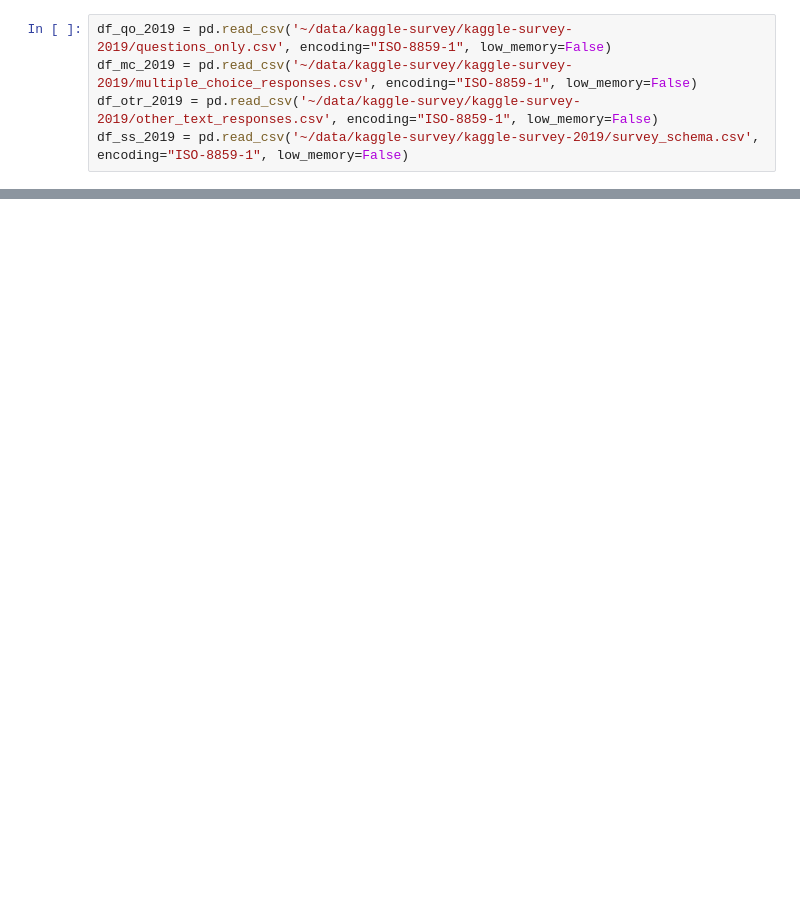
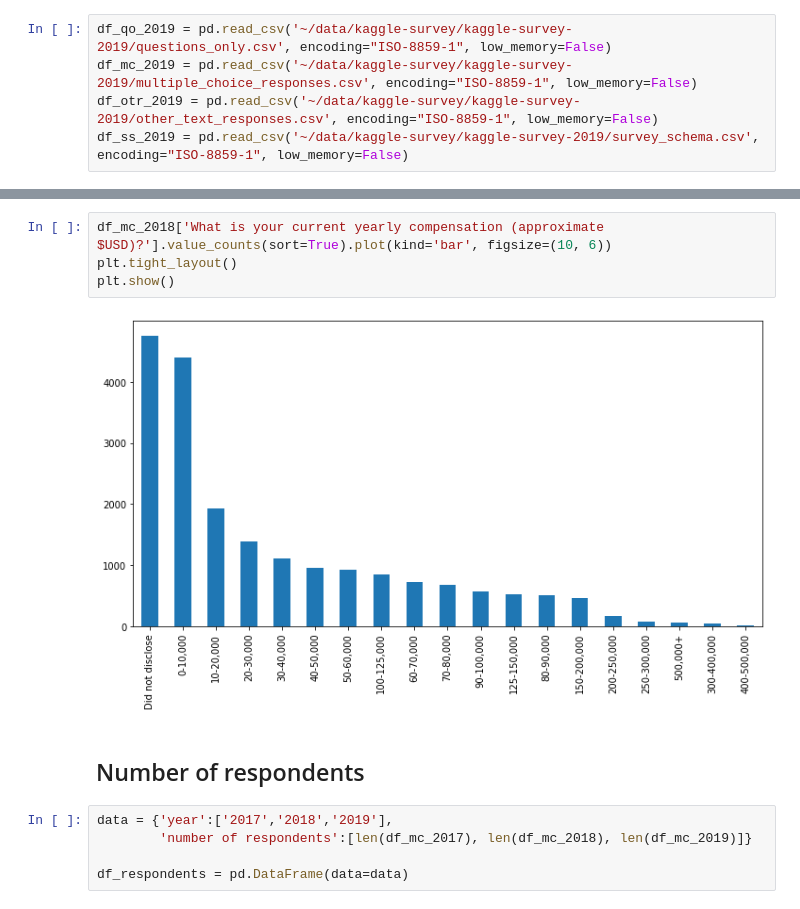
Before and after one commit to dgander000/DSND-Project-1, a Jupyter notebook: DSND-Project-1.ipynb, the cells around one changed output, grey strips where cells are left out. Cells and saved outputs as stored; diff of their text form; blank space fills up the shorter version.

```diff
--- a/DSND-Project-1.ipynb
+++ b/DSND-Project-1.ipynb
@@ -488,0 +262,13 @@ number of nans: 0
+# %%
+df_mc_2018['What is your current yearly compensation (approximate $USD)?'].value_counts(sort=True).plot(kind='bar', figsize=(10, 6))
+plt.tight_layout()
+plt.show()
+# %% [output]
+[figure, added]
+# %% [markdown]
+## Number of respondents
+# %%
+data = {'year':['2017','2018','2019'],
+        'number of respondents':[len(df_mc_2017), len(df_mc_2018), len(df_mc_2019)]}
+
+df_respondents = pd.DataFrame(data=data)
```
Also changed, not shown: parts of 86 cells of this notebook.
